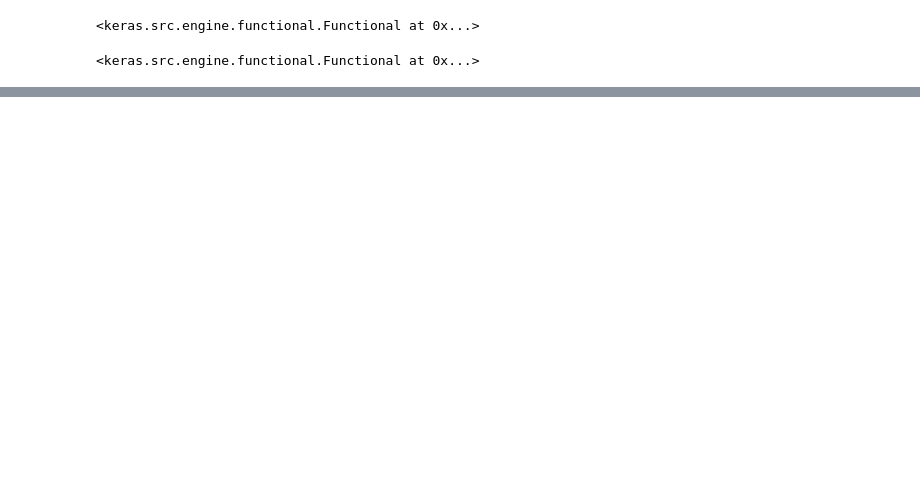
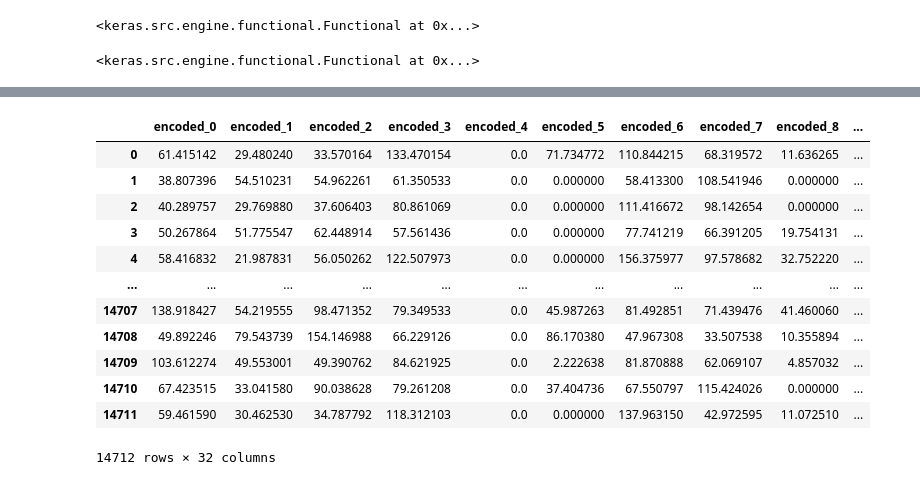
Before and after one commit to ENMcCool/ox2023, a Jupyter notebook: Autoencoder Models.ipynb, the cells around one changed output, grey strips where cells are left out. Drawn from its saved outputs; the diff is of its cells as text; code cells hidden in the pictures; blank space fills up the shorter version.

```diff
--- a/Autoencoder Models.ipynb
+++ b/Autoencoder Models.ipynb
@@ -343,0 +167,23 @@ decoder.save('my_decoder_model.keras')
+# %%
+import pandas as pd
+from tensorflow.keras.models import load_model
+
+
+labelled = pd.read_csv('labelled.csv')
+
+labelled = labelled.drop(columns=['Unnamed: 0'])
+labelled = labelled.drop(columns=['income'])
+
+encoder = load_model('my_encoder_model.keras')
+
+
+# Normalize the data using the same scaler you used for training
+normalized_data = scaler.transform(labelled)  # Assuming 'scaler' is the scaler used for training
+
+# Use the encoder to encode the normalized data
+encoded_data = encoder.predict(normalized_data)
+
+# Convert the encoded data to a DataFrame if needed
+encoded_df = pd.DataFrame(encoded_data, columns=[f'encoded_{i}' for i in range(encoding_dim)])
+
+# Now 'encoded_df' contains the encoded representation of your 'data'
@@ -343,0 +192,16 @@ decoder.save('my_decoder_model.keras')
+# %%
+encoded_df
+# %% [output]
+|  | encoded_0 | encoded_1 | encoded_2 | encoded_3 | encoded_4 | encoded_5 | encoded_6 | encoded_7 | encoded_8 | ... |
+| 0 | 61.415142 | 29.480240 | 33.570164 | 133.470154 | 0.0 | 71.734772 | 110.844215 | 68.319572 | 11.636265 | ... |
+| 1 | 38.807396 | 54.510231 | 54.962261 | 61.350533 | 0.0 | 0.000000 | 58.413300 | 108.541946 | 0.000000 | ... |
+| 2 | 40.289757 | 29.769880 | 37.606403 | 80.861069 | 0.0 | 0.000000 | 111.416672 | 98.142654 | 0.000000 | ... |
+| 3 | 50.267864 | 51.775547 | 62.448914 | 57.561436 | 0.0 | 0.000000 | 77.741219 | 66.391205 | 19.754131 | ... |
+| 4 | 58.416832 | 21.987831 | 56.050262 | 122.507973 | 0.0 | 0.000000 | 156.375977 | 97.578682 | 32.752220 | ... |
+| ... | ... | ... | ... | ... | ... | ... | ... | ... | ... | ... |
+| 14707 | 138.918427 | 54.219555 | 98.471352 | 79.349533 | 0.0 | 45.987263 | 81.492851 | 71.439476 | 41.460060 | ... |
+| 14708 | 49.892246 | 79.543739 | 154.146988 | 66.229126 | 0.0 | 86.170380 | 47.967308 | 33.507538 | 10.355894 | ... |
+| 14709 | 103.612274 | 49.553001 | 49.390762 | 84.621925 | 0.0 | 2.222638 | 81.870888 | 62.069107 | 4.857032 | ... |
+| 14710 | 67.423515 | 33.041580 | 90.038628 | 79.261208 | 0.0 | 37.404736 | 67.550797 | 115.424026 | 0.000000 | ... |
+| 14711 | 59.461590 | 30.462530 | 34.787792 | 118.312103 | 0.0 | 0.000000 | 137.963150 | 42.972595 | 11.072510 | ... |
+14712 rows × 32 columns
```
Also changed, not shown: parts of 16 cells of this notebook, 4 other files.
